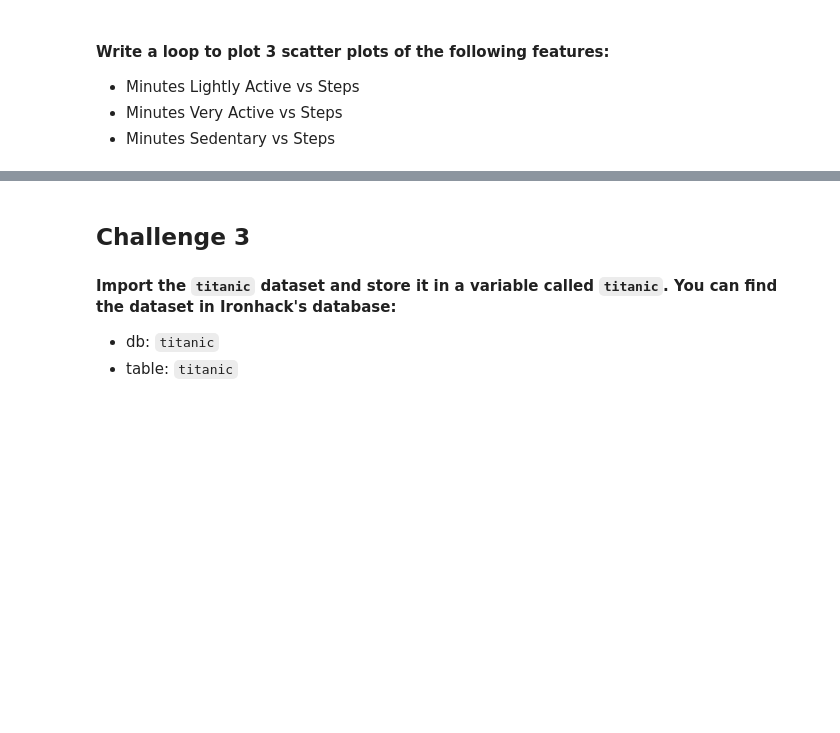
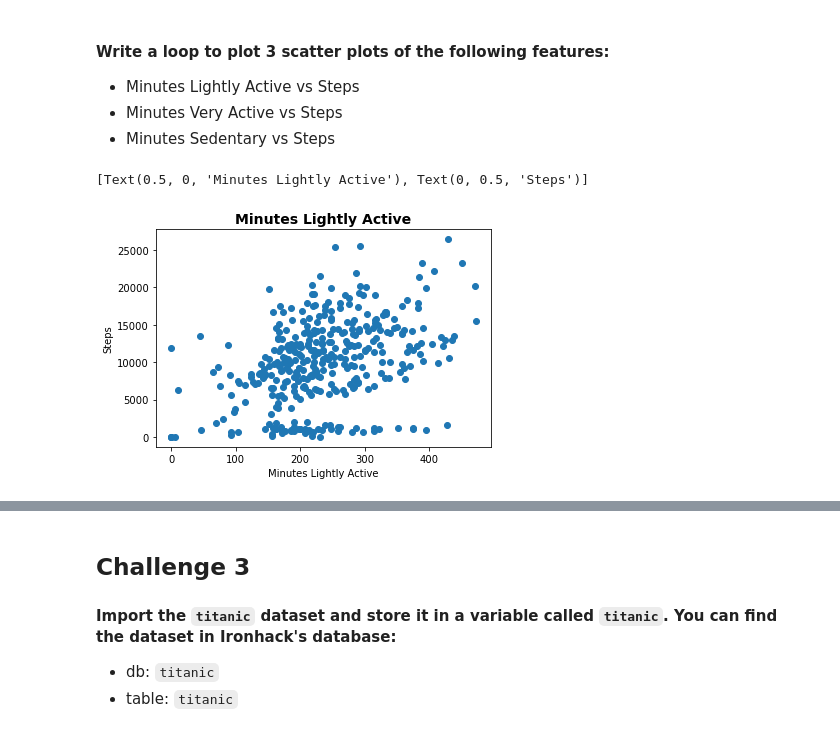
Before and after one commit to anadeondarza/dataptmad0522_labs, a Jupyter notebook: module-2/matplotlib-seaborn/your-code/main.ipynb, the cells around one changed output, grey strips where cells are left out. Saved outputs shown, nothing was run; the diff lists cells and outputs as text; code cells hidden in the pictures; blank space fills up the shorter version.

```diff
--- a/module-2/matplotlib-seaborn/your-code/main.ipynb
+++ b/module-2/matplotlib-seaborn/your-code/main.ipynb
@@ -186,3 +185,16 @@ ax.set(xlabel='Work_or_Weekend', ylabel='Steps')
 * Minutes Lightly Active vs Steps
 * Minutes Very Active vs Steps
 * Minutes Sedentary vs Steps
+# %%
+df3 = df[['Minutes Lightly Active','Steps']]
+
+fig, ax = plt.subplots(ncols = 1,
+                       nrows = 1)
+x = df3['Minutes Lightly Active']
+y = df3['Steps']
+plt.scatter(x,y)
+plt.title('Minutes Lightly Active',fontweight='bold', fontsize=14)
+ax.set(xlabel='Minutes Lightly Active', ylabel='Steps')
+# %% [output]
+[Text(0.5, 0, 'Minutes Lightly Active'), Text(0, 0.5, 'Steps')]
+[figure, added]
```
Also changed, not shown: parts of 4 cells of this notebook.
